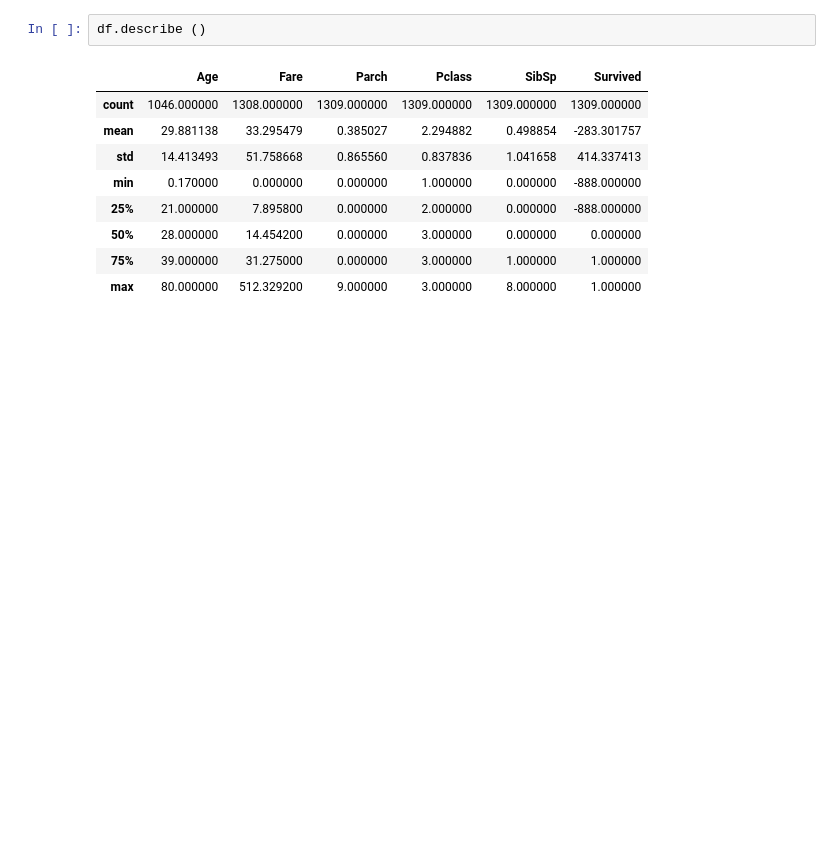
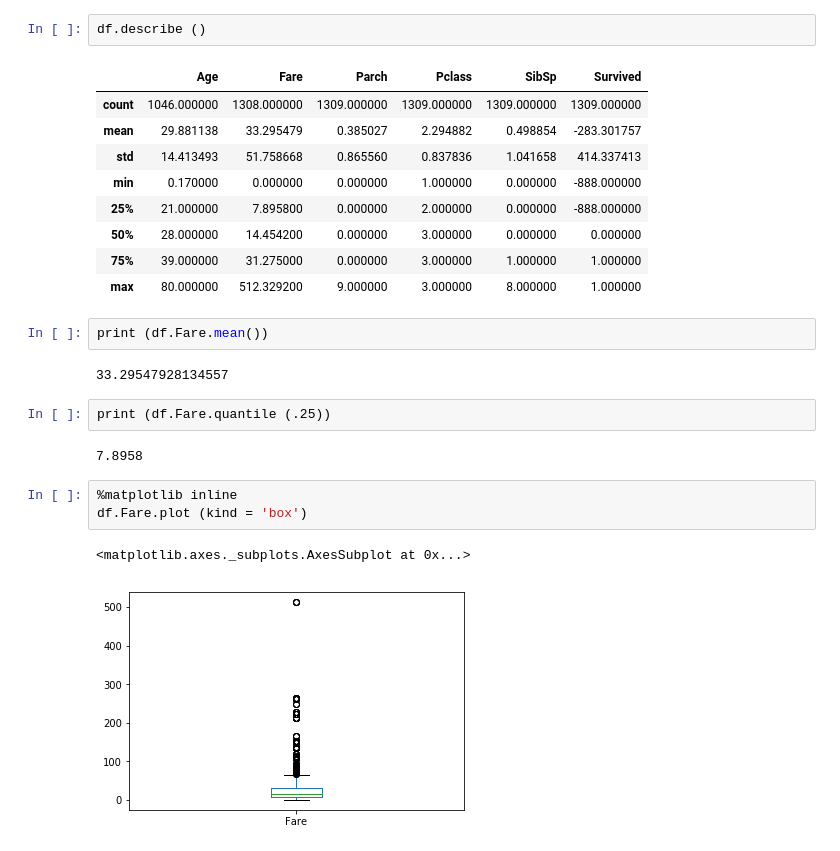
Before and after one commit to angra007/Titanic_Disaster_Data_Analytics, a Jupyter notebook: notebooks/exploring-processing-data.ipynb, the cells around one changed output. Cells and saved outputs as stored; diff of their text form; blank space fills up the shorter version.

```diff
--- a/notebooks/exploring-processing-data.ipynb
+++ b/notebooks/exploring-processing-data.ipynb
@@ -227,3 +227,17 @@ df.describe ()
 | 50% | 28.000000 | 14.454200 | 0.000000 | 3.000000 | 0.000000 | 0.000000 |
 | 75% | 39.000000 | 31.275000 | 0.000000 | 3.000000 | 1.000000 | 1.000000 |
 | max | 80.000000 | 512.329200 | 9.000000 | 3.000000 | 8.000000 | 1.000000 |
+# %%
+print (df.Fare.mean())
+# %% [output]
+33.29547928134557
+# %%
+print (df.Fare.quantile (.25))
+# %% [output]
+7.8958
+# %%
+%matplotlib inline
+df.Fare.plot (kind = 'box')
+# %% [output]
+<matplotlib.axes._subplots.AxesSubplot at 0x...>
+[figure, added]
```
Also changed, not shown: parts of 4 cells of this notebook, 3 other files.
